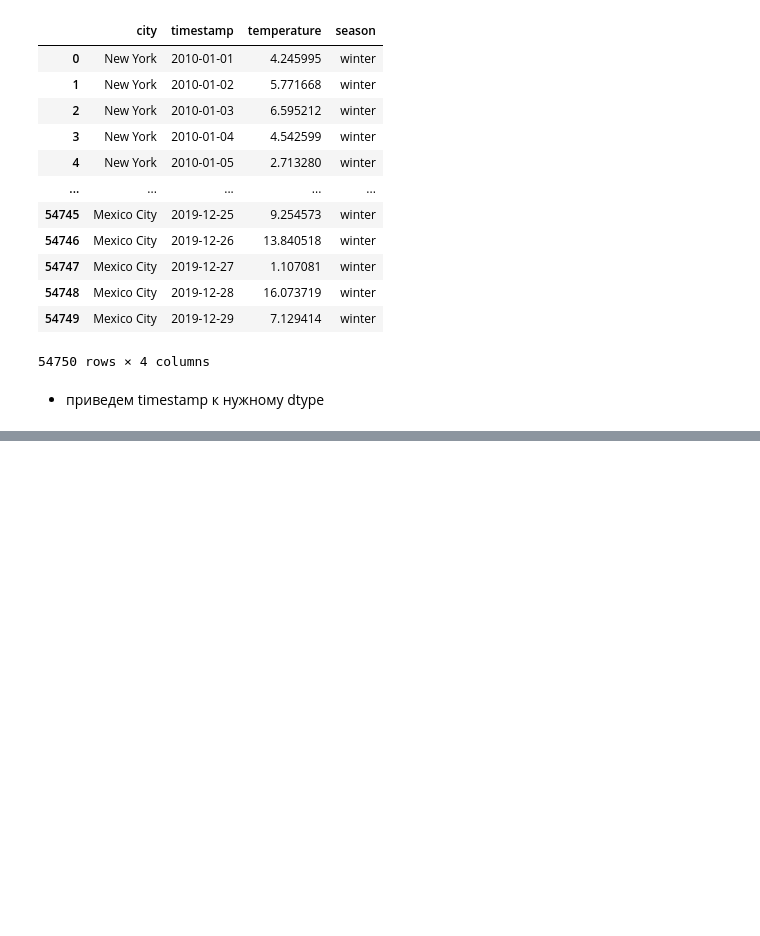
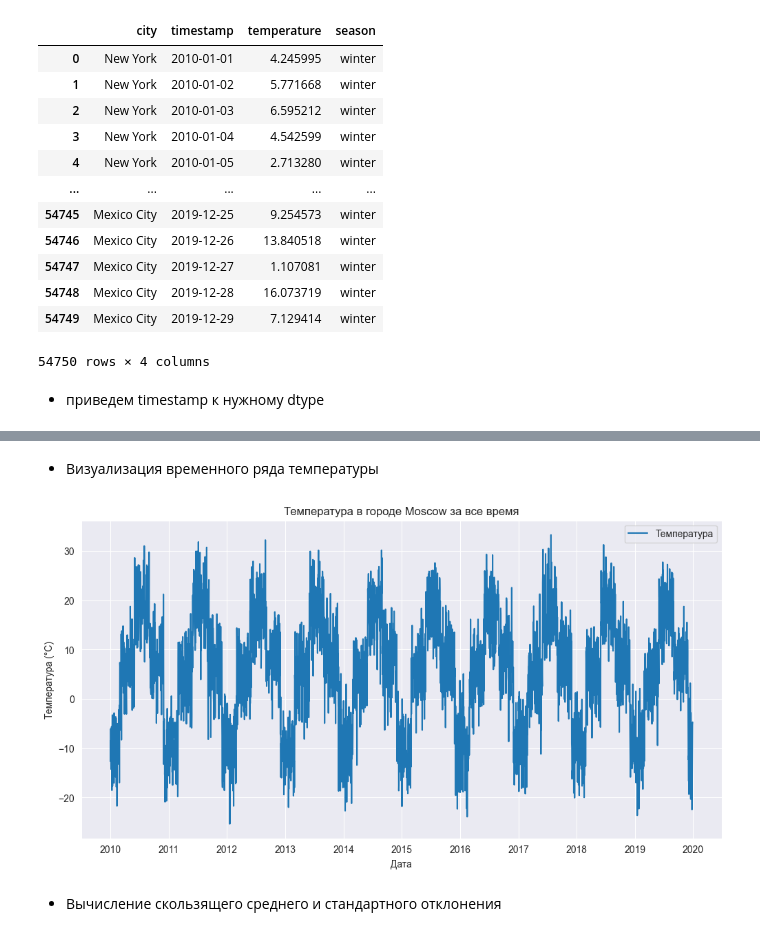
Before and after one commit to nikfilonenko/data_analysis_app_weatherAPI, a Jupyter notebook: app/notebooks/data_analysis.ipynb, the cells around one changed output, grey strips where cells are left out. Cells and saved outputs as stored; diff of their text form; code cells hidden in the pictures; blank space fills up the shorter version.

```diff
--- a/app/notebooks/data_analysis.ipynb
+++ b/app/notebooks/data_analysis.ipynb
@@ -72,0 +160,6 @@ df = df.merge(seasonal_stats, on=['city', 'season'])
+# %%
+city = "Moscow"
+city_data = data[data['city'] == city].copy()
+city_data.set_index('timestamp', inplace=True)
+
+city_data
@@ -72,0 +181,14 @@ df = df.merge(seasonal_stats, on=['city', 'season'])
+# %% [markdown]
+- Визуализация временного ряда температуры
+# %%
+plt.figure(figsize=(12, 6))
+plt.plot(city_data.index, city_data['temperature'], label='Температура')
+plt.title(f"Температура в городе {city} за все время")
+plt.xlabel("Дата")
+plt.ylabel("Температура (°C)")
+plt.legend()
+plt.show()
+# %% [output]
+[figure, added]
+# %% [markdown]
+- Вычисление скользящего среднего и стандартного отклонения
```
Also changed, not shown: parts of 47 cells of this notebook, 5 other files.
